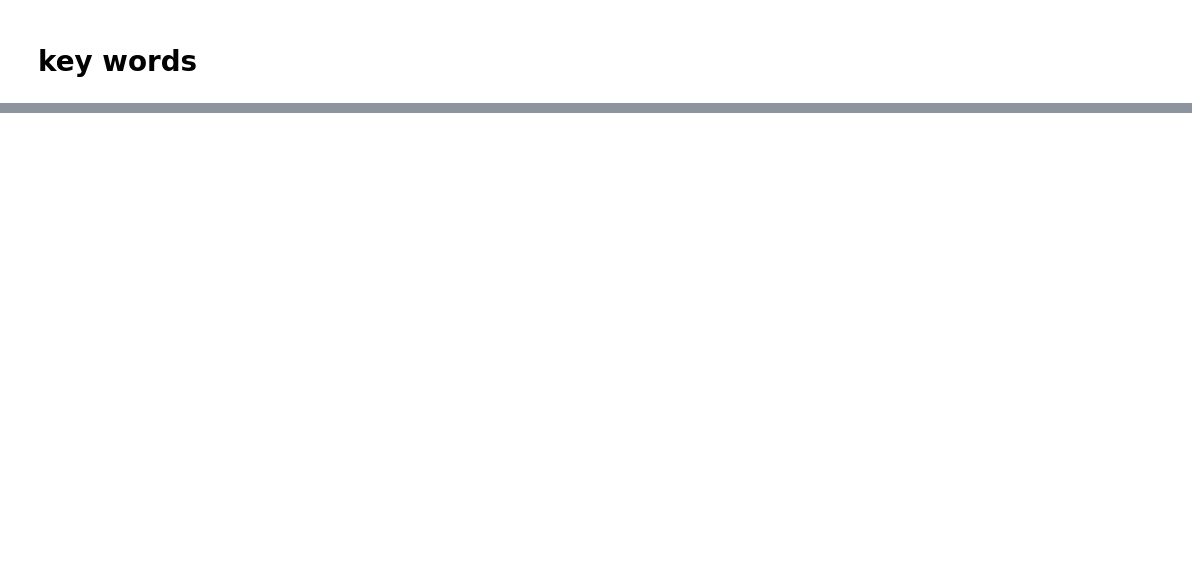
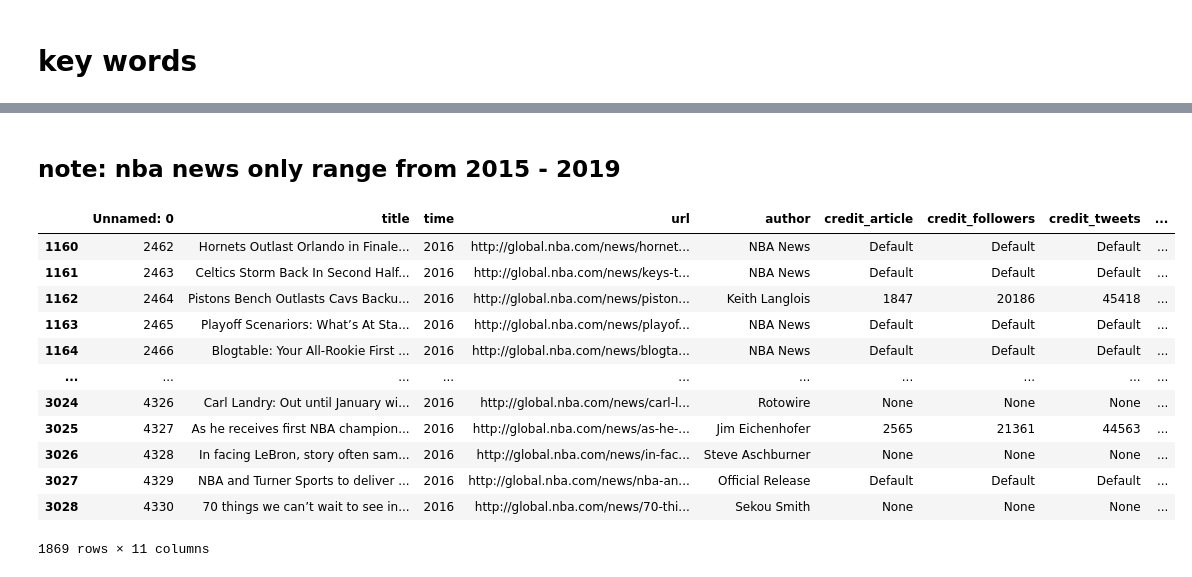
Before and after one commit to tz1211/DS105L-Project-404-Not-Found, a Jupyter notebook: Code/news_sentiment_relevance/relevance_nba_news.ipynb, the cells around one changed output, grey strips where cells are left out. Cells and saved outputs as stored; diff of their text form; code cells hidden in the pictures; blank space fills up the shorter version.

```diff
--- a/Code/news_sentiment_relevance/relevance_nba_news.ipynb
+++ b/Code/news_sentiment_relevance/relevance_nba_news.ipynb
@@ -22,0 +101,2 @@ df1600= pd.read_csv('/Users/annabelitong/desktop/annabel/uni/ds105l/group_projec
+# %% [markdown]
+## note: nba news only range from 2015 - 2019
@@ -22,0 +115,17 @@ df1600= pd.read_csv('/Users/annabelitong/desktop/annabel/uni/ds105l/group_projec
+# %%
+news_2016_3 = find_most_frequent_name(news_2016, list_2016)
+news_2016_3
+# %% [output]
+|  | Unnamed: 0 | title | time | url | author | credit_article | credit_followers | credit_tweets | ... |
+| 1160 | 2462 | Hornets Outlast Orlando in Finale... | 2016 | http://global.nba.com/news/hornet... | NBA News | Default | Default | Default | ... |
+| 1161 | 2463 | Celtics Storm Back In Second Half... | 2016 | http://global.nba.com/news/keys-t... | NBA News | Default | Default | Default | ... |
+| 1162 | 2464 | Pistons Bench Outlasts Cavs Backu... | 2016 | http://global.nba.com/news/piston... | Keith Langlois | 1847 | 20186 | 45418 | ... |
+| 1163 | 2465 | Playoff Scenariors: What’s At Sta... | 2016 | http://global.nba.com/news/playof... | NBA News | Default | Default | Default | ... |
+| 1164 | 2466 | Blogtable: Your All-Rookie First ... | 2016 | http://global.nba.com/news/blogta... | NBA News | Default | Default | Default | ... |
+| ... | ... | ... | ... | ... | ... | ... | ... | ... | ... |
+| 3024 | 4326 | Carl Landry: Out until January wi... | 2016 | http://global.nba.com/news/carl-l... | Rotowire | None | None | None | ... |
+| 3025 | 4327 | As he receives first NBA champion... | 2016 | http://global.nba.com/news/as-he-... | Jim Eichenhofer | 2565 | 21361 | 44563 | ... |
+| 3026 | 4328 | In facing LeBron, story often sam... | 2016 | http://global.nba.com/news/in-fac... | Steve Aschburner | None | None | None | ... |
+| 3027 | 4329 | NBA and Turner Sports to deliver ... | 2016 | http://global.nba.com/news/nba-an... | Official Release | Default | Default | Default | ... |
+| 3028 | 4330 | 70 things we can’t wait to see in... | 2016 | http://global.nba.com/news/70-thi... | Sekou Smith | None | None | None | ... |
+1869 rows × 11 columns
```
Also changed, not shown: parts of 24 cells of this notebook, 6 other files.
